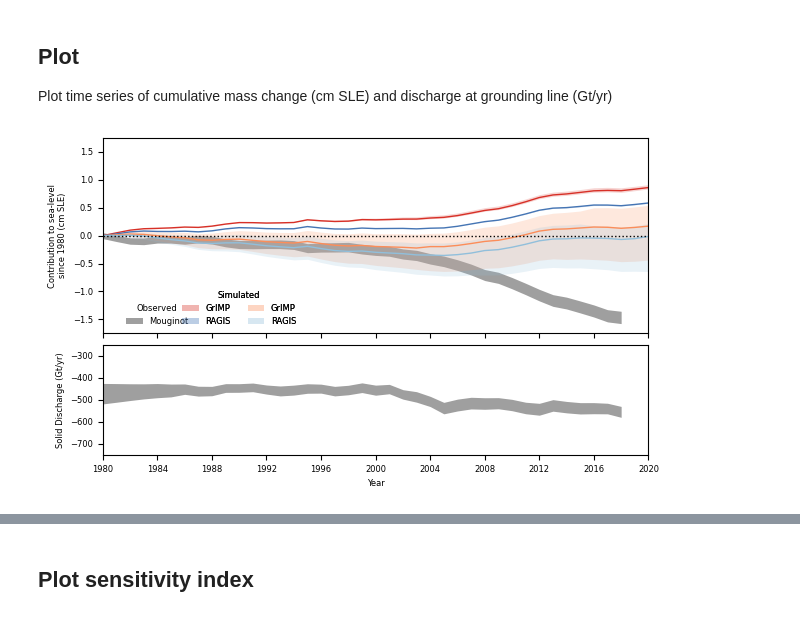
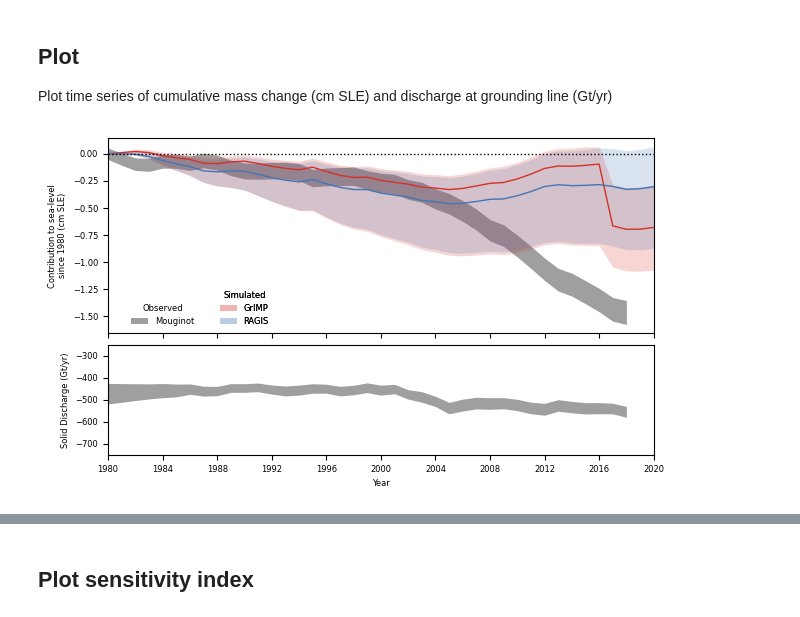
Before and after one commit to pism/pism-ragis, a Jupyter notebook: notebooks/analyze_ensembles_2.ipynb, the cells around one changed output, grey strips where cells are left out. Drawn from its saved outputs; the diff is of its cells as text; code cells hidden in the pictures.

```diff
--- a/notebooks/analyze_ensembles_2.ipynb
+++ b/notebooks/analyze_ensembles_2.ipynb
@@ -67,13 +67,13 @@ imbie = load_imbie()
 imbie[mass_varname] -= 30 * gt2cmsle
 imbie[smb_varname] += 30
 
-mou = load_mouginot(url=Path("/Users/andy/Google Drive/My Drive/Projects/RAGIS/data/pnas.1904242116.sd02.xlsx"), norm_year=1980)
+mou = load_mouginot(url=Path("/mnt/storstrommen/ragis/data/mouginot/pnas.1904242116.sd02.xlsx"), norm_year=1980)
 mou_gis = mou[mou["Basin"] == "GIS"]
 
-mou_1992 = load_mouginot(url=Path("/Users/andy/Google Drive/My Drive/Projects/RAGIS/data/pnas.1904242116.sd02.xlsx"), norm_year=1992)
+mou_1992 = load_mouginot(url=Path("/mnt/storstrommen/ragis/data/mouginot/pnas.1904242116.sd02.xlsx"), norm_year=1992)
 mou_gis_1992 = mou_1992[mou_1992["Basin"] == "GIS"]
 
-man = load_mankoff()
+man = load_mankoff(Path("/mnt/storstrommen/ragis/data/mankoff/MB_SMB_D_BMB.csv"))
 # %% [output]
 A value is trying to be set on a copy of a slice from a DataFrame.
 Try using .loc[row_indexer,col_indexer] = value instead
@@ -113,40 +123,12 @@ exps = []
 
 exps.append({
     "Experiment": "GrIMP",
-    "proj_dir": "2023_09_gimp_ctrl",
+    "proj_dir": "2024_02_grimp",
     "scalar_dir": "scalar",
     "scalar_processed_dir": "scalar_processed",
     "spatial_dir": "spatial",
     "spatial_processed_dir": "spatial_processed",
     "lhs": "gris_ragis_ctrl",
-    "DEM": "GIMP",
-    "resolution": 1200
-}
-)
-
-
-
-exps.append({
-    "Experiment": "RAGIS",
-    "proj_dir": "2023_09_ragis_ctrl",
-    "scalar_dir": "scalar",
-    "scalar_processed_dir": "scalar_processed",
-    "spatial_dir": "spatial",
-    "spatial_processed_dir": "spatial_processed",
-    "lhs": "gris_ragis_ctrl",
-    "DEM": "RAGIS",
-    "resolution": 1200
-}
-)
-
-exps.append({
-    "Experiment": "GrIMP",
-    "proj_dir": "2023_10_grimp_tw_ocean_calving_w_posterior_lhs_50",
-    "scalar_dir": "scalar",
-    "scalar_processed_dir": "scalar_processed",
-    "spatial_dir": "spatial",
-    "spatial_processed_dir": "spatial_processed",
-    "lhs": "gris_ragis_ocean_calving_w_posterior_lhs_50",
     "DEM": "GRIMP",
     "resolution": 900
 }
@@ -156,12 +138,12 @@ exps.append({
 
 exps.append({
     "Experiment": "RAGIS",
-    "proj_dir": "2023_10_ragis_tw_ocean_calving_w_posterior_lhs_50",
+    "proj_dir": "2024_02_ragis",
     "scalar_dir": "scalar",
     "scalar_processed_dir": "scalar_processed",
     "spatial_dir": "spatial",
     "spatial_processed_dir": "spatial_processed",
-    "lhs": "gris_ragis_ocean_calving_w_posterior_lhs_50",
+    "lhs": "gris_ragis_ctrl",
     "DEM": "RAGIS",
     "resolution": 900
 }
@@ -179,7 +161,7 @@ for exp in exps:
     scalar_files = sorted(s_dir.glob(f"""ts_gris_g{exp["resolution"]}m_*{exp["DEM"]}_id_*_1980-1-1_2020-1-1.nc"""))
     processed_path = data_dir / exp["proj_dir"] / exp["scalar_processed_dir"]
     for scalar_file in scalar_files:
-        if check_file(scalar_file):
+        if check_file(scalar_file, norm_year=1992):
             copy_file(scalar_file, processed_path)
 
     processed_files = sorted(processed_path.glob(f"""ts_gris_g{exp["resolution"]}m_*{exp["DEM"]}_id_*_1980-1-1_2020-1-1.nc"""))
@@ -342,7 +264,6 @@ Plot time series of cumulative mass change (cm SLE) and discharge at grounding l
 # %%
 sigma_mass = 1
 sigma_discharge = 2
-
 
 plot_experiments = experiments
 
@@ -392,32 +313,32 @@ if len(sims_cis) < 4:
 else:
     ncols = 2
 legend_sims = axs[0].legend(handles=sims_cis, loc="lower center", bbox_to_anchor=[0.25, .0],
                            title=f"Simulated", ncols=ncols)
 legend_sims.get_frame().set_linewidth(0.0)
 legend_sims.get_frame().set_alpha(0.0)
 axs[0].add_artist(legend_sims)
 
 
 
 
 fig.set_facecolor(bg_color)
 for ax in axs:
     ax.set_facecolor(bg_color)
 fig.set_facecolor(bg_color)
 
 axs[0].axhline(0, color="k", ls="dotted", lw=1.0)
 axs[0].set_xlabel("")
 axs[0].set_ylabel("Contribution to sea-level\nsince 1980 (cm SLE)")
 axs[-1].set_xlabel("Year")
 axs[1].set_ylabel("Solid Discharge (Gt/yr)")
 axs[0].set_xlim(pd.to_datetime("1980-1-1"), pd.to_datetime("2020-1-1"))
-axs[0].set_ylim(-1.75, 1.75)
+# axs[0].set_ylim(-1.75, 1.75)
 axs[1].set_ylim(-750, -250)
 
 # fig.tight_layout()
 fig.savefig(fig_dir / "ragis-comp_scalar_1980-2020.pdf")
 plt.rc('font', size=6)
 plt.style.use("tableau-colorblind10")
 fig.savefig(fig_dir / "ragis-comp_scalar_1980-2020.png", dpi=600)
 # %% [output]
-[figure, old version]
+[figure, new version]
```
Also changed, not shown: parts of 18 cells of this notebook, 2 other files.
